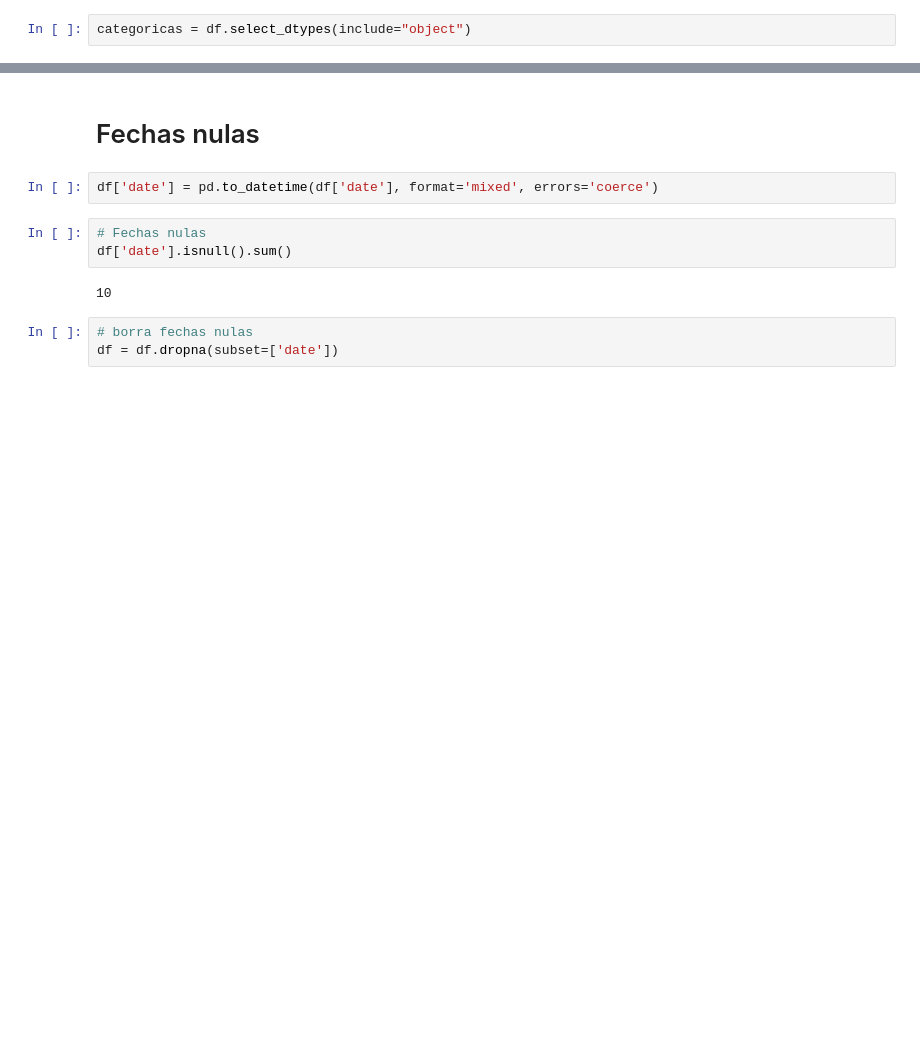
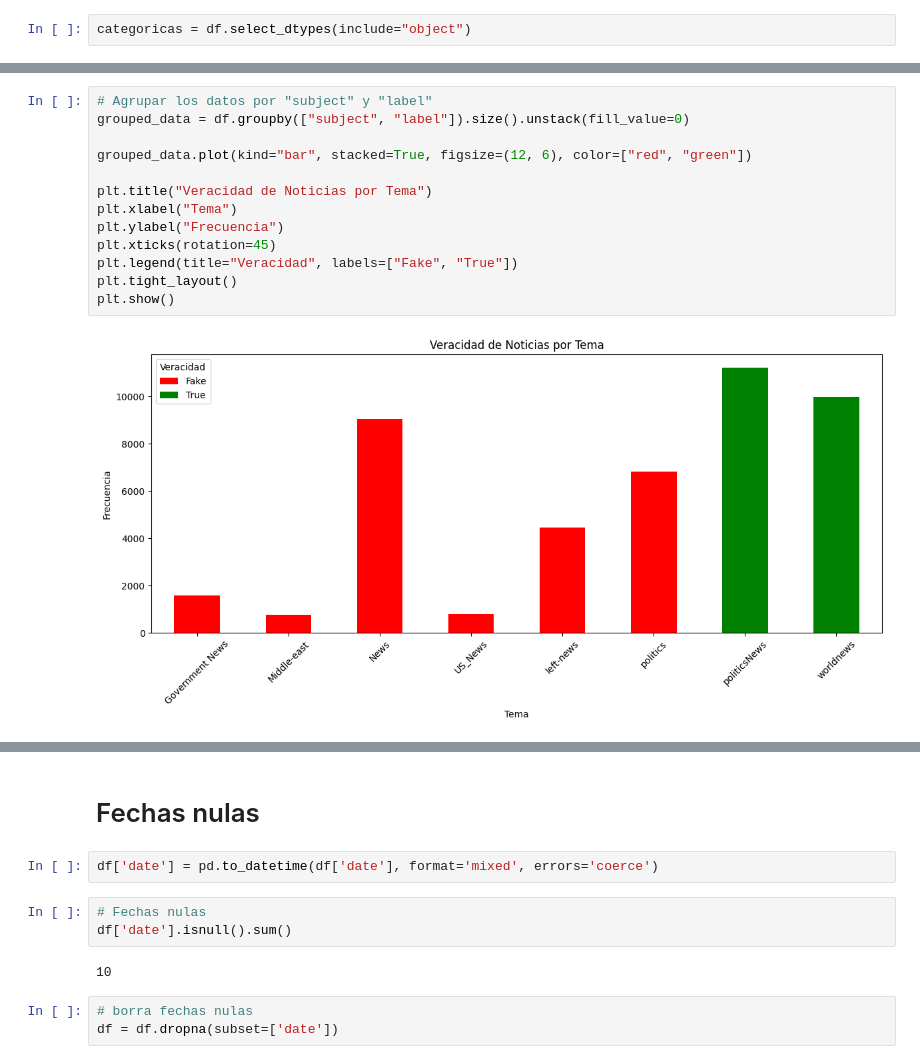
Before and after one commit to jzarcoo/FakeNewsDetection, a Jupyter notebook: EDA.ipynb, the cells around one changed output, grey strips where cells are left out. Drawn from its saved outputs; the diff is of its cells as text; blank space fills up the shorter version.

```diff
--- a/EDA.ipynb
+++ b/EDA.ipynb
@@ -96,0 +109,15 @@ plt.show()
+# %%
+# Agrupar los datos por "subject" y "label"
+grouped_data = df.groupby(["subject", "label"]).size().unstack(fill_value=0)
+
+grouped_data.plot(kind="bar", stacked=True, figsize=(12, 6), color=["red", "green"])
+
+plt.title("Veracidad de Noticias por Tema")
+plt.xlabel("Tema")
+plt.ylabel("Frecuencia")
+plt.xticks(rotation=45)
+plt.legend(title="Veracidad", labels=["Fake", "True"])
+plt.tight_layout()
+plt.show()
+# %% [output]
+[figure, added]
```
Also changed, not shown: parts of 8 cells of this notebook.
